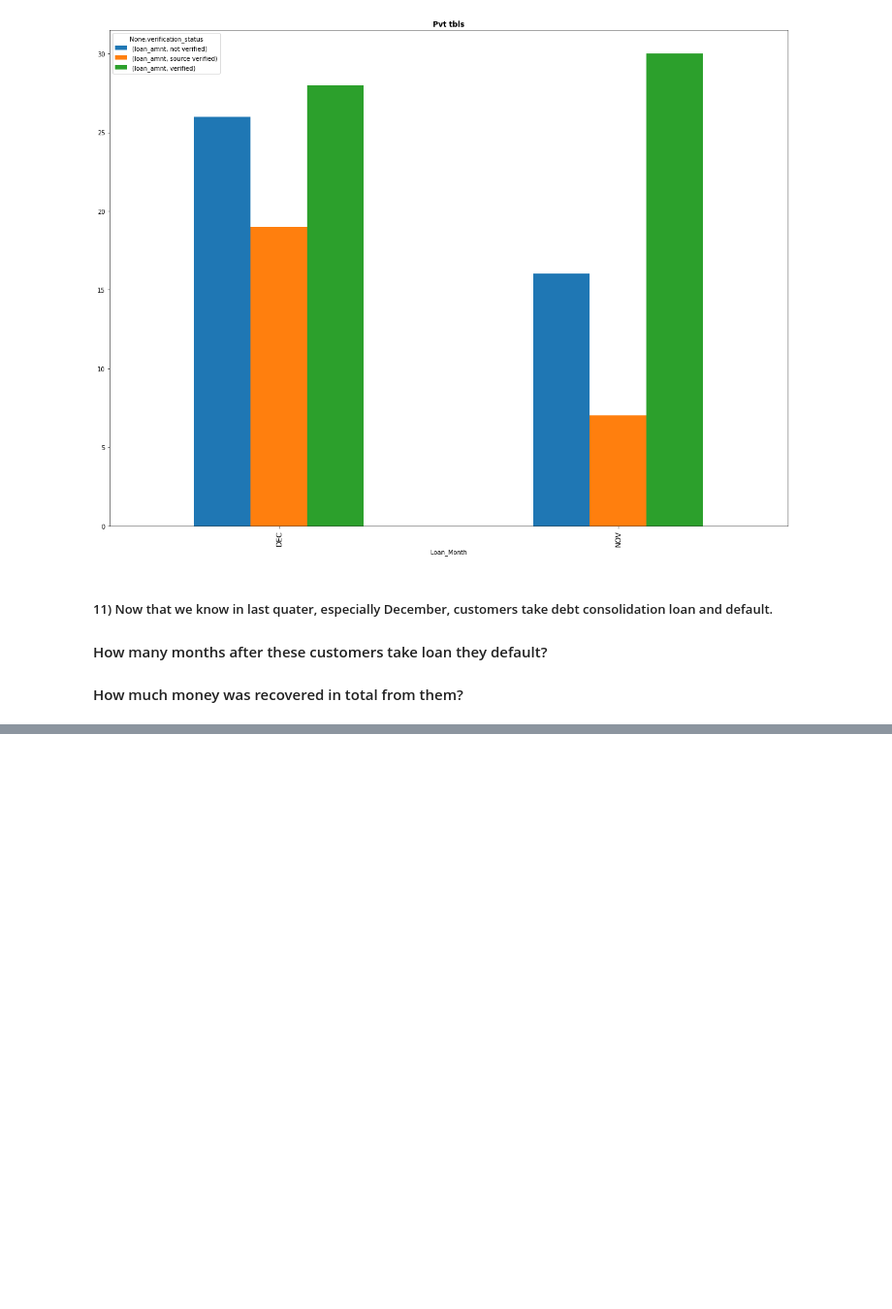
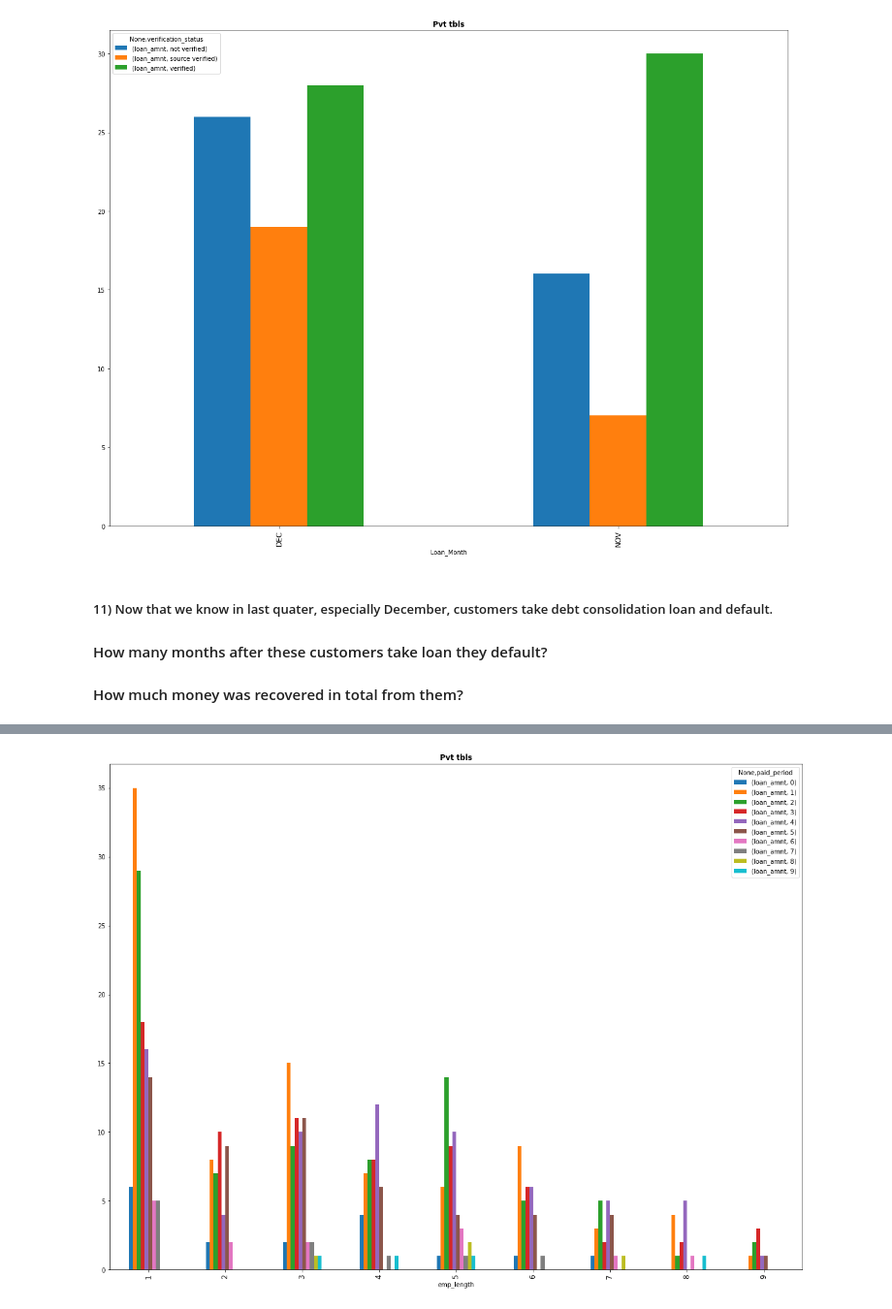
Before and after one commit to Kumaraguru-Muthuraj/_AIML_Code, a Jupyter notebook: _PythonNotebooks/_Course2_Statistics_Essentials/Mod6_Lendingclub_casestudy/LendingClub.ipynb, the cells around one changed output, grey strips where cells are left out. Shown at 97% size. Saved outputs shown, nothing was run; the diff lists cells and outputs as text; code cells hidden in the pictures; blank space fills up the shorter version.

Commit message:
rental vs <1 yr empl chart

```diff
--- a/_PythonNotebooks/_Course2_Statistics_Essentials/Mod6_Lendingclub_casestudy/LendingClub.ipynb
+++ b/_PythonNotebooks/_Course2_Statistics_Essentials/Mod6_Lendingclub_casestudy/LendingClub.ipynb
@@ -158,13 +158,15 @@ df['title'] = df['title'].astype(str).apply(str.lower)
 getTerm = lambda x: x.strip().split(' ')[0]
 df['term'] = df['term'].apply(getTerm)
 
+getDate = lambda x : datetime.strptime(x, '%b-%y').date()
 getYear = lambda x : datetime.strptime(x, '%b-%y').date().year
-
 def getCRYear(x):
     y = datetime.strptime(x, '%b-%y').date().year
     if y > 2019:
         y = y - 100
     return y
+
+
 
 df['earliest_cr_line'] = df['earliest_cr_line'].apply(getCRYear)
 df['year_issued'] = df['issue_d'].apply(getYear)
@@ -614,0 +575,16 @@ filtered_dfChargedOff[['funded_amnt', 'total_pymnt','calc_rec']]
+# %%
+#TOP 4 in all 3 and RENTED
+
+EMPLEN_Filter = ~dfChargedOff['emp_length'].isin(['10'])
+
+RENTAL_Filter = dfChargedOff['home_ownership'].isin(['RENT'])
+top4_RENTED = dfChargedOff[top4MONTHS_Filter & top4PURPOSE_Filter & top4STATES_Filter & EMPLEN_Filter & RENTAL_Filter]
+
+lastPmtDat_dfChargedOff = top4_RENTED[~top4_RENTED.last_pymnt_d.isnull()]
+
+lastPmtDat_dfChargedOff['last_payment_date'] = lastPmtDat_dfChargedOff['last_pymnt_d'].apply(getDate)
+lastPmtDat_dfChargedOff['date_issued'] = df['issue_d'].apply(getDate)
+
+lastPmtDat_dfChargedOff['paid_period'] = \
+((lastPmtDat_dfChargedOff['last_payment_date'] - lastPmtDat_dfChargedOff['date_issued'])/np.timedelta64(6, 'M')).round().astype(int)
+lastPmtDat_dfChargedOff[['paid_period', 'term']]
@@ -614,0 +606,7 @@ filtered_dfChargedOff[['funded_amnt', 'total_pymnt','calc_rec']]
+# %%
+pt = pd.pivot_table(data=lastPmtDat_dfChargedOff, index=['emp_length'], columns=['paid_period'], values=['loan_amnt'], aggfunc='count')
+pt.plot(kind="bar", figsize=[20,15])
+plt.title("Pvt tbls", fontsize = 12, fontweight ='bold')
+plt.show()
+# %% [output]
+[figure, added]
```
Also changed, not shown: parts of 4 cells of this notebook.
